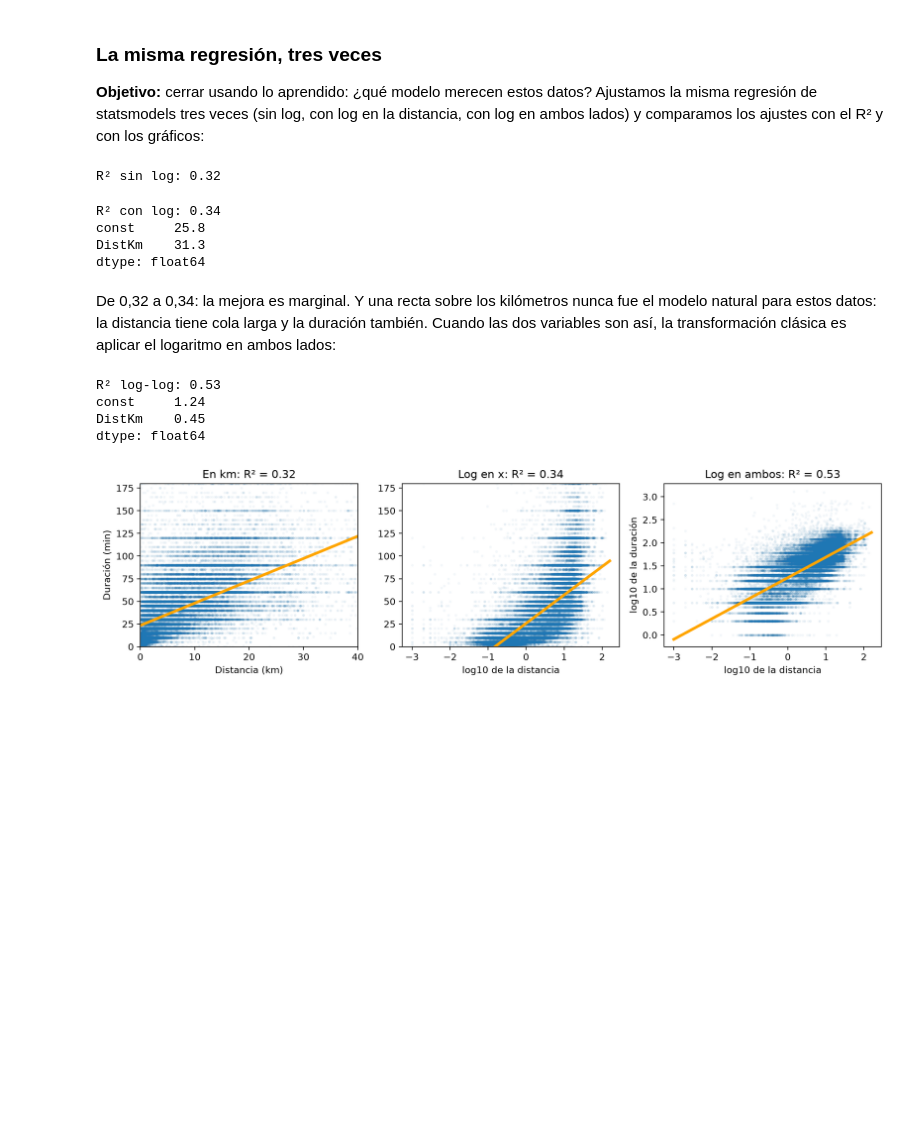
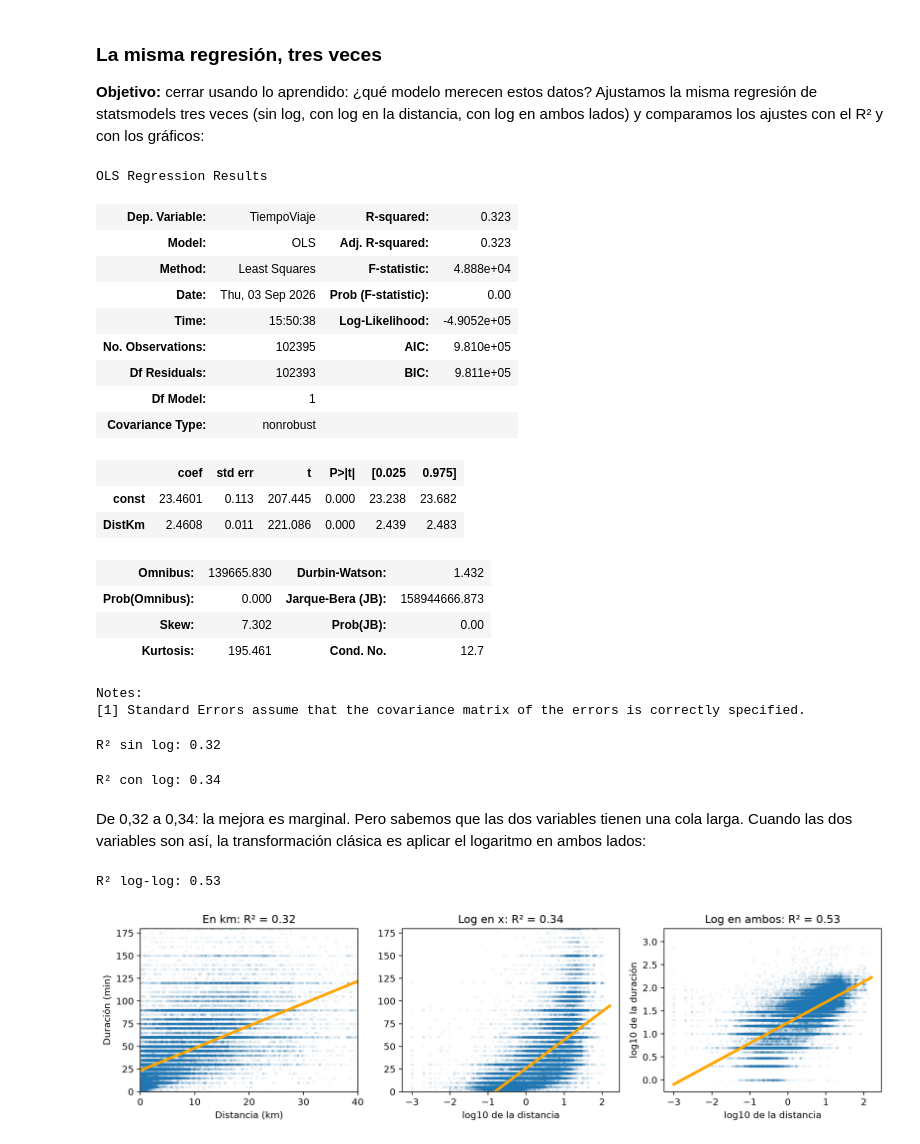
Before and after one commit to daniopitz/diplomado-cdd, a Jupyter notebook: 04_regresion_multiple_colab.ipynb, the cells around one changed output. Drawn from its saved outputs; the diff is of its cells as text; code cells hidden in the pictures; blank space fills up the shorter version.

```diff
--- a/04_regresion_multiple_colab.ipynb
+++ b/04_regresion_multiple_colab.ipynb
@@ -382,25 +386,47 @@ En log10, un 0 es 1 km y un 1 es 10 km: cada paso del eje multiplica por 10. Y l
 ### La misma regresión, tres veces
 
 **Objetivo:** cerrar usando lo aprendido: ¿qué modelo merecen estos datos? Ajustamos la misma regresión de statsmodels tres veces (sin log, con log en la distancia, con log en ambos lados) y comparamos los ajustes con el R² y con los gráficos:
+# %%
+# Sin logaritmo: duración ~ distancia
+# Tiempo de viaje con distancia mayor a 0, para evitar problemas con el logaritmo
+y = ok.loc[ok["DistKm"] > 0, "TiempoViaje"]
+
+#Variable a predecir: duración del viaje
+#Variable predictora: distancia del viaje
+modelo_sin = sm.OLS(y, sm.add_constant(dist_pos)).fit()
+modelo_sin.summary()
+# %% [output]
+OLS Regression Results
+| Dep. Variable: | TiempoViaje | R-squared: | 0.323 |
+| Model: | OLS | Adj. R-squared: | 0.323 |
+| Method: | Least Squares | F-statistic: | 4.888e+04 |
+| Date: | Thu, 03 Sep 2026 | Prob (F-statistic): | 0.00 |
+| Time: | 15:50:38 | Log-Likelihood: | -4.9052e+05 |
+| No. Observations: | 102395 | AIC: | 9.810e+05 |
+| Df Residuals: | 102393 | BIC: | 9.811e+05 |
+| Df Model: | 1 |  |  |
+| Covariance Type: | nonrobust |  |  |
+|  | coef | std err | t | P>|t| | [0.025 | 0.975] |
+| const | 23.4601 | 0.113 | 207.445 | 0.000 | 23.238 | 23.682 |
+| DistKm | 2.4608 | 0.011 | 221.086 | 0.000 | 2.439 | 2.483 |
+| Omnibus: | 139665.830 | Durbin-Watson: | 1.432 |
+| Prob(Omnibus): | 0.000 | Jarque-Bera (JB): | 158944666.873 |
+| Skew: | 7.302 | Prob(JB): | 0.00 |
+| Kurtosis: | 195.461 | Cond. No. | 12.7 |
+Notes:
+[1] Standard Errors assume that the covariance matrix of the errors is correctly specified.
+# %%
+print("R² sin log:", round(modelo_sin.rsquared, 2))
+# %% [output]
+R² sin log: 0.32
 # %%
-# Sin logaritmo: duración ~ distancia
-y = ok.loc[ok["DistKm"] > 0, "TiempoViaje"]
-modelo_sin = sm.OLS(y, sm.add_constant(dist_pos)).fit()
-print("R² sin log:", round(modelo_sin.rsquared, 2))
+# Transformación logarítmica: duración ~ log(distancia)
+modelo_con = sm.OLS(y, sm.add_constant(np.log10(dist_pos))).fit()
+print("R² con log:", round(modelo_con.rsquared, 2))
 # %% [output]
-R² sin log: 0.32
+R² con log: 0.34
-# %%
-# Con logaritmo: la transformación de recién, dentro del modelo
-modelo_con = sm.OLS(y, sm.add_constant(np.log10(dist_pos))).fit()
-print("R² con log:", round(modelo_con.rsquared, 2))
-print(modelo_con.params.round(1))
-# %% [output]
-R² con log: 0.34
-const     25.8
-DistKm    31.3
-dtype: float64
 # %% [markdown]
-De 0,32 a 0,34: la mejora es marginal. Y una recta sobre los kilómetros nunca fue el modelo natural para estos datos: la distancia tiene cola larga y la duración también. Cuando las dos variables son así, la transformación clásica es aplicar el logaritmo en ambos lados:
+De 0,32 a 0,34: la mejora es marginal. Pero sabemos que las dos variables tienen una cola larga. Cuando las dos variables son así, la transformación clásica es aplicar el logaritmo en ambos lados:
 # %%
 # El log tampoco acepta duraciones 0: fuera esos viajes
 ll = ok[(ok["DistKm"] > 0) & (ok["TiempoViaje"] > 0)]
@@ -408,12 +434,8 @@ ll = ok[(ok["DistKm"] > 0) & (ok["TiempoViaje"] > 0)]
 modelo_ll = sm.OLS(np.log10(ll["TiempoViaje"]),
                    sm.add_constant(np.log10(ll["DistKm"]))).fit()
 print("R² log-log:", round(modelo_ll.rsquared, 2))
-print(modelo_ll.params.round(2))
 # %% [output]
 R² log-log: 0.53
-const     1.24
-DistKm    0.45
-dtype: float64
 # %%
 # Los tres modelos, lado a lado; ax.set(...) fija etiquetas,
 # límites y título de un panel en una sola llamada
```
Also changed, not shown: parts of 11 cells of this notebook.
